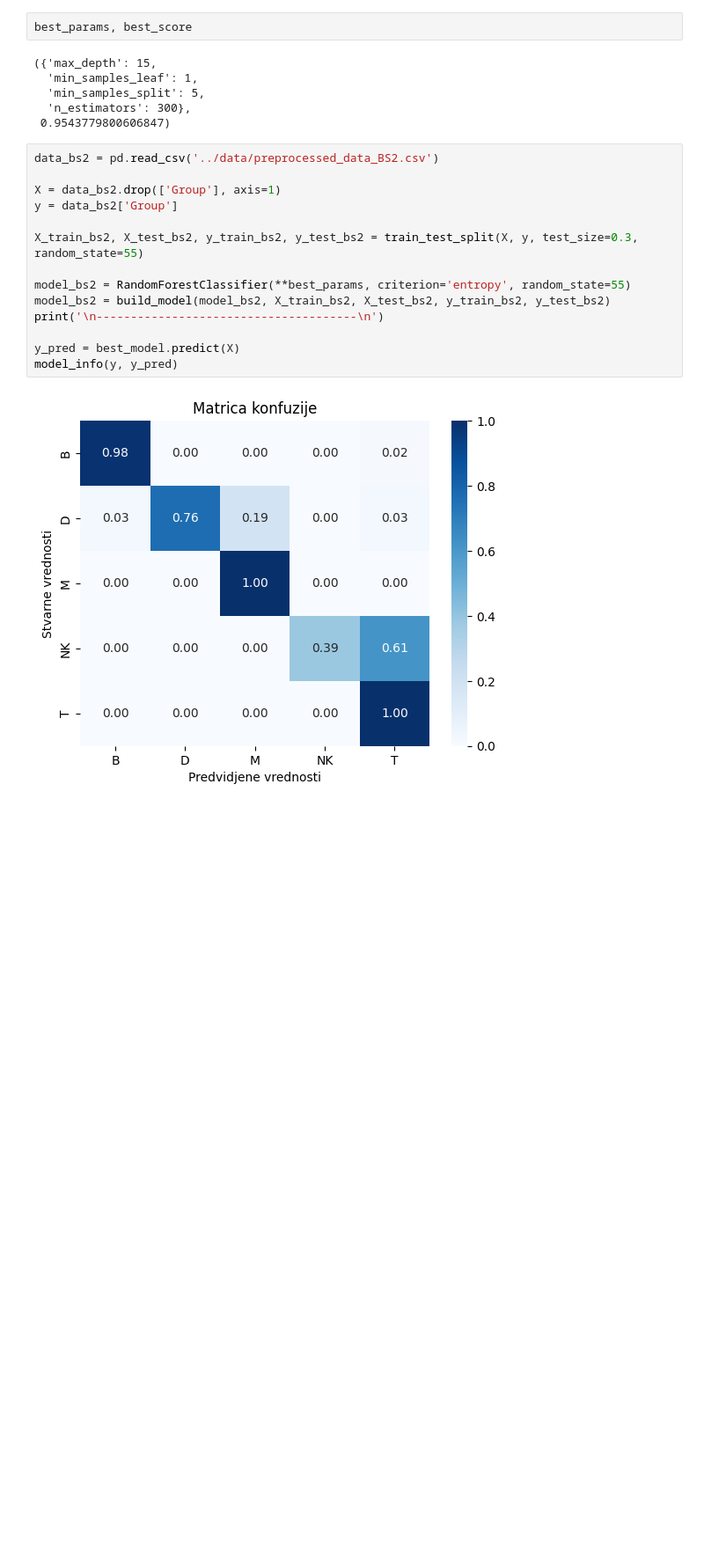
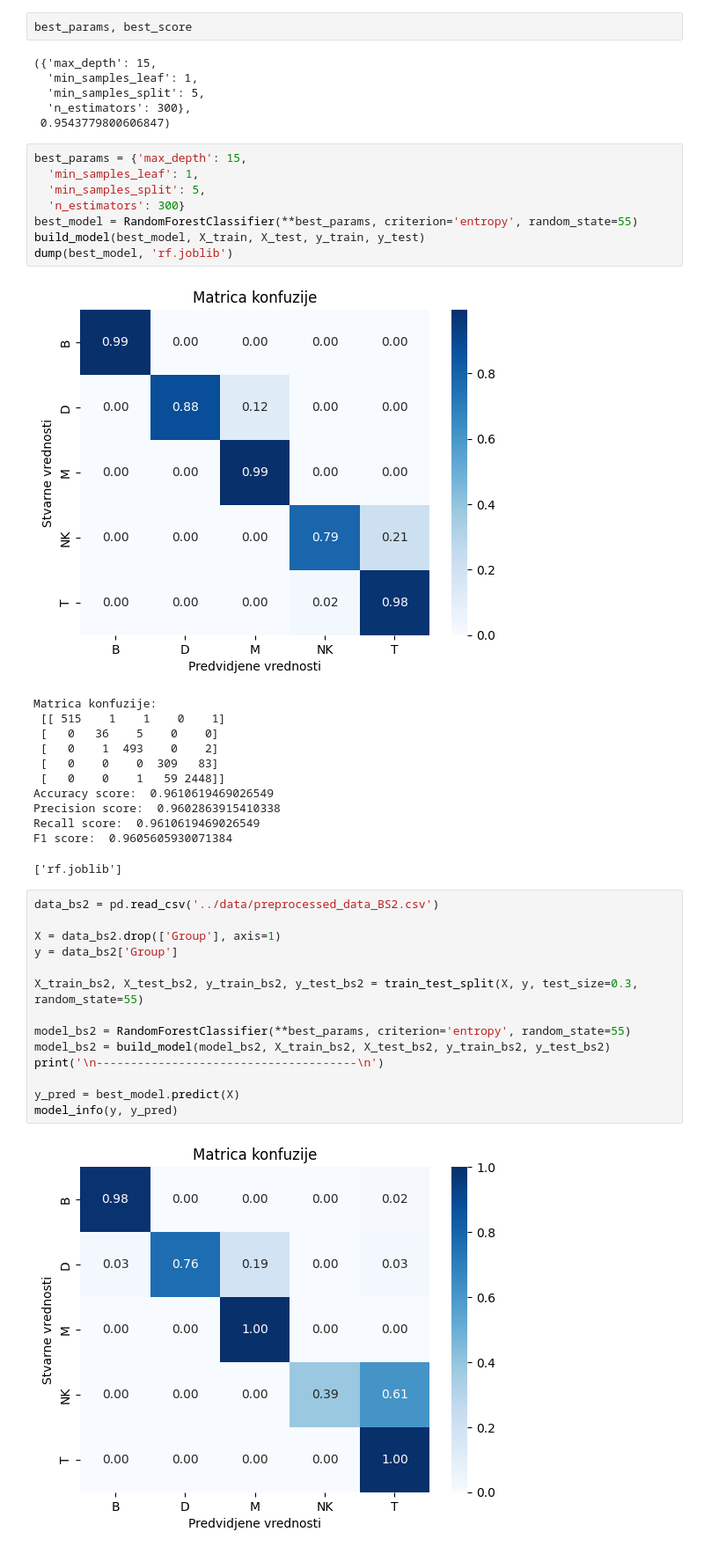
Before and after one commit to bogdans55/ip2-projekat, a Jupyter notebook: models/random_forest.ipynb, the cells around one changed output. Shown at 88% size. Cells and saved outputs as stored; diff of their text form; blank space fills up the shorter version.

```diff
--- a/models/random_forest.ipynb
+++ b/models/random_forest.ipynb
@@ -117,6 +118,27 @@ best_params, best_score
   'min_samples_split': 5,
   'n_estimators': 300},
  0.9543779800606847)
+# %%
+best_params = {'max_depth': 15,
+  'min_samples_leaf': 1,
+  'min_samples_split': 5,
+  'n_estimators': 300}
+best_model = RandomForestClassifier(**best_params, criterion='entropy', random_state=55)
+build_model(best_model, X_train, X_test, y_train, y_test)
+dump(best_model, 'rf.joblib')
+# %% [output]
+[figure, added]
+Matrica konfuzije:
+ [[ 515    1    1    0    1]
+ [   0   36    5    0    0]
+ [   0    1  493    0    2]
+ [   0    0    0  309   83]
+ [   0    0    1   59 2448]]
+Accuracy score:  0.9610619469026549
+Precision score:  0.9602863915410338
+Recall score:  0.9610619469026549
+F1 score:  0.9605605930071384
+['rf.joblib']
 # %%
 data_bs2 = pd.read_csv('../data/preprocessed_data_BS2.csv')
 
```
Also changed, not shown: parts of 2 cells of this notebook, 17 other files.
